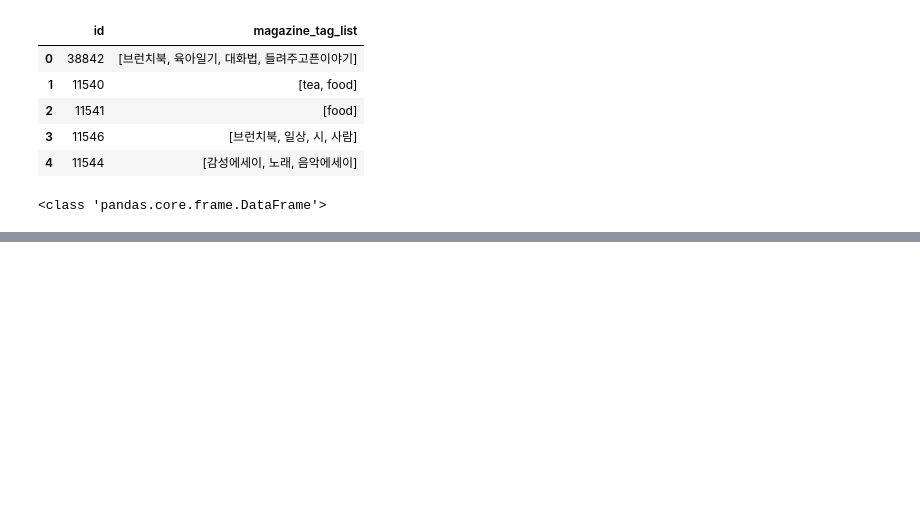
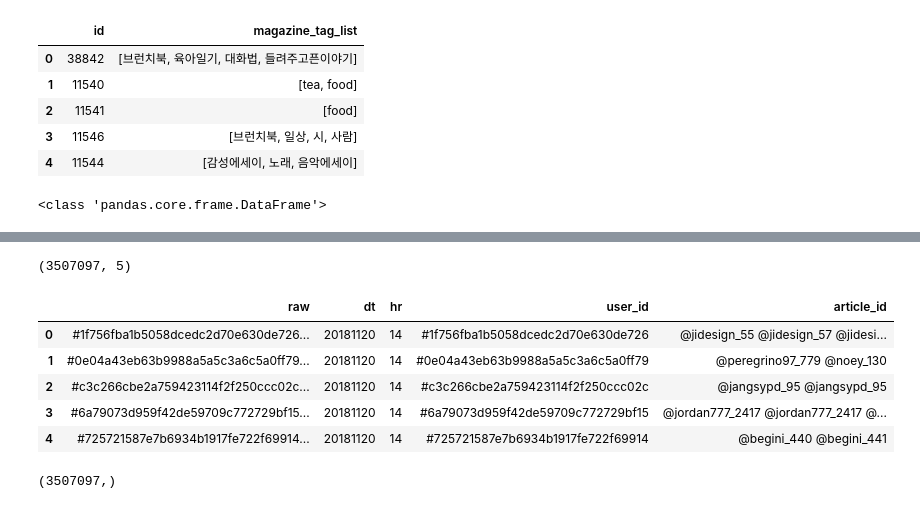
Before and after one commit to kimdog/kakao_brunch_2019, a Jupyter notebook: mydev2.ipynb, the cells around one changed output, grey strips where cells are left out. Cells and saved outputs as stored; diff of their text form; code cells hidden in the pictures; blank space fills up the shorter version.

```diff
--- a/mydev2.ipynb
+++ b/mydev2.ipynb
@@ -70,0 +85,33 @@ tmpfs            99M   20K   99M   1% /run/user/1000
+# %%
+# Read Files
+
+read_file_list = glob.glob(directory + 'read/*')
+exclude_file_lst = ['read.tar']
+
+read_df_lst = []
+for f in read_file_list :
+    file_name = os.path.basename(f)
+    if file_name in exclude_file_lst :
+        print(file_name)
+    else :
+        df_temp = pd.read_csv(f, header=None, names=['raw'])
+        df_temp['dt'] = file_name[:8]
+        df_temp['hr'] = file_name[8:10]
+        df_temp['user_id'] = df_temp['raw'].str.split(' ').str[0]
+        df_temp['article_id'] = df_temp['raw'].str.split(' ').str[1:].str.join(' ').str.strip()
+        read_df_lst.append(df_temp)
+# %%
+read = pd.concat(read_df_lst)
+# %%
+read.shape
+# %% [output]
+(3507097, 5)
+# %%
+read.head()
+# %% [output]
+|  | raw | dt | hr | user_id | article_id |
+| 0 | #1f756fba1b5058dcedc2d70e630de726... | 20181120 | 14 | #1f756fba1b5058dcedc2d70e630de726 | @jidesign_55 @jidesign_57 @jidesi... |
+| 1 | #0e04a43eb63b9988a5a5c3a6c5a0ff79... | 20181120 | 14 | #0e04a43eb63b9988a5a5c3a6c5a0ff79 | @peregrino97_779 @noey_130 |
+| 2 | #c3c266cbe2a759423114f2f250ccc02c... | 20181120 | 14 | #c3c266cbe2a759423114f2f250ccc02c | @jangsypd_95 @jangsypd_95 |
+| 3 | #6a79073d959f42de59709c772729bf15... | 20181120 | 14 | #6a79073d959f42de59709c772729bf15 | @jordan777_2417 @jordan777_2417 @... |
+| 4 | #725721587e7b6934b1917fe722f69914... | 20181120 | 14 | #725721587e7b6934b1917fe722f69914 | @begini_440 @begini_441 |
@@ -70,0 +124,5 @@ tmpfs            99M   20K   99M   1% /run/user/1000
+# %%
+read_cnt_by_user.head()
+read_cnt_by_user.shape
+# %% [output]
+(3507097,)
```
Also changed, not shown: parts of 13 cells of this notebook, 5 other files.
